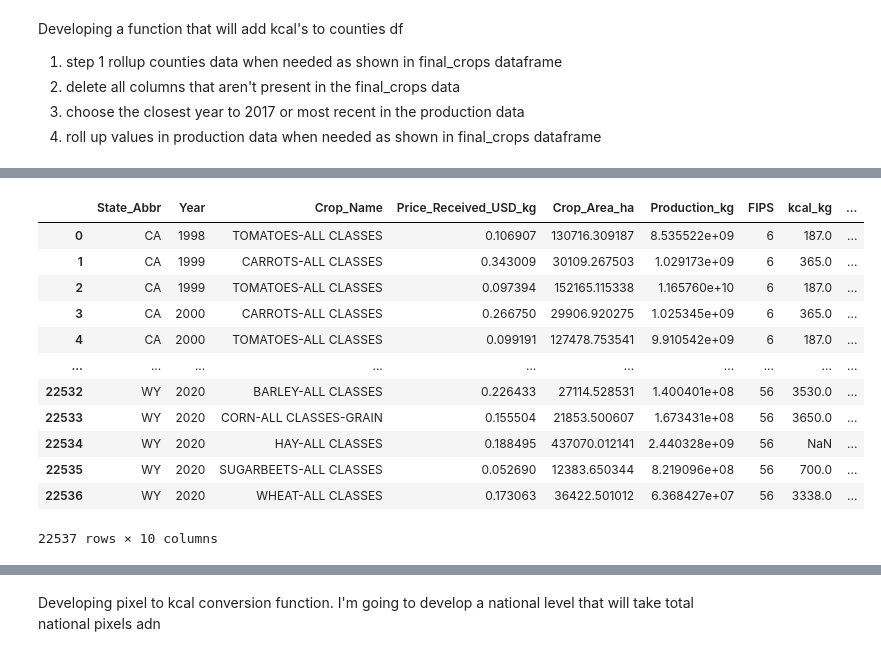
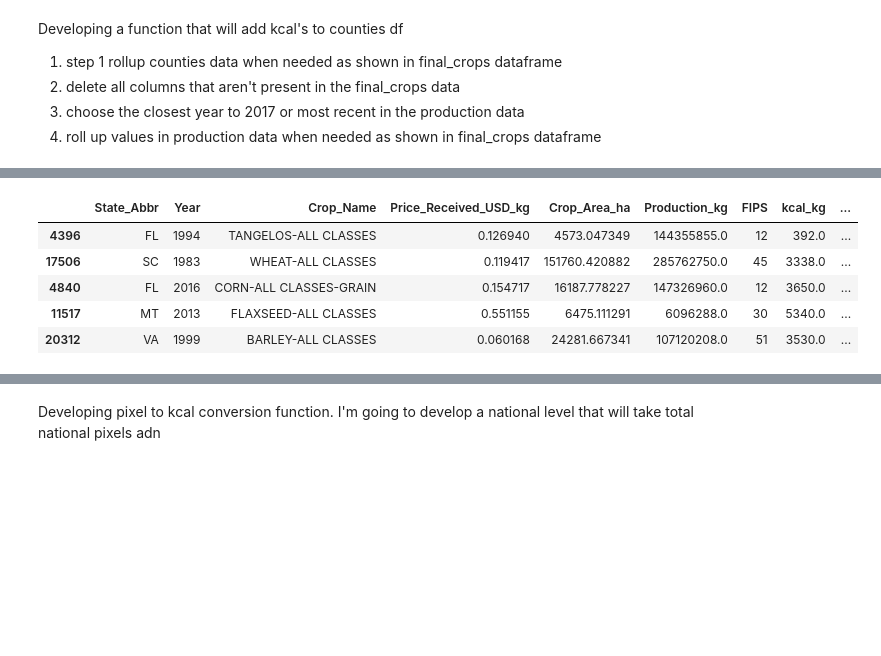
Before and after one commit to earthrise-media/food-system-digital-twin, a Jupyter notebook: origins/county-data.ipynb, the cells around one changed output, grey strips where cells are left out. Cells and saved outputs as stored; diff of their text form; code cells hidden in the pictures; blank space fills up the shorter version.

```diff
--- a/origins/county-data.ipynb
+++ b/origins/county-data.ipynb
@@ -237,17 +110,10 @@ counties
 # %%
-production
+production.sample(5)
 # %% [output]
 |  | State_Abbr | Year | Crop_Name | Price_Received_USD_kg | Crop_Area_ha | Production_kg | FIPS | kcal_kg | ... |
-| 0 | CA | 1998 | TOMATOES-ALL CLASSES | 0.106907 | 130716.309187 | 8.535522e+09 | 6 | 187.0 | ... |
-| 1 | CA | 1999 | CARROTS-ALL CLASSES | 0.343009 | 30109.267503 | 1.029173e+09 | 6 | 365.0 | ... |
-| 2 | CA | 1999 | TOMATOES-ALL CLASSES | 0.097394 | 152165.115338 | 1.165760e+10 | 6 | 187.0 | ... |
-| 3 | CA | 2000 | CARROTS-ALL CLASSES | 0.266750 | 29906.920275 | 1.025345e+09 | 6 | 365.0 | ... |
-| 4 | CA | 2000 | TOMATOES-ALL CLASSES | 0.099191 | 127478.753541 | 9.910542e+09 | 6 | 187.0 | ... |
-| ... | ... | ... | ... | ... | ... | ... | ... | ... | ... |
-| 22532 | WY | 2020 | BARLEY-ALL CLASSES | 0.226433 | 27114.528531 | 1.400401e+08 | 56 | 3530.0 | ... |
-| 22533 | WY | 2020 | CORN-ALL CLASSES-GRAIN | 0.155504 | 21853.500607 | 1.673431e+08 | 56 | 3650.0 | ... |
-| 22534 | WY | 2020 | HAY-ALL CLASSES | 0.188495 | 437070.012141 | 2.440328e+09 | 56 | NaN | ... |
-| 22535 | WY | 2020 | SUGARBEETS-ALL CLASSES | 0.052690 | 12383.650344 | 8.219096e+08 | 56 | 700.0 | ... |
-| 22536 | WY | 2020 | WHEAT-ALL CLASSES | 0.173063 | 36422.501012 | 6.368427e+07 | 56 | 3338.0 | ... |
+| 4396 | FL | 1994 | TANGELOS-ALL CLASSES | 0.126940 | 4573.047349 | 144355855.0 | 12 | 392.0 | ... |
+| 17506 | SC | 1983 | WHEAT-ALL CLASSES | 0.119417 | 151760.420882 | 285762750.0 | 45 | 3338.0 | ... |
+| 4840 | FL | 2016 | CORN-ALL CLASSES-GRAIN | 0.154717 | 16187.778227 | 147326960.0 | 12 | 3650.0 | ... |
+| 11517 | MT | 2013 | FLAXSEED-ALL CLASSES | 0.551155 | 6475.111291 | 6096288.0 | 30 | 5340.0 | ... |
+| 20312 | VA | 1999 | BARLEY-ALL CLASSES | 0.060168 | 24281.667341 | 107120208.0 | 51 | 3530.0 | ... |
-22537 rows × 10 columns
 # %%
```
Also changed, not shown: parts of 58 cells of this notebook, 5 other files.
